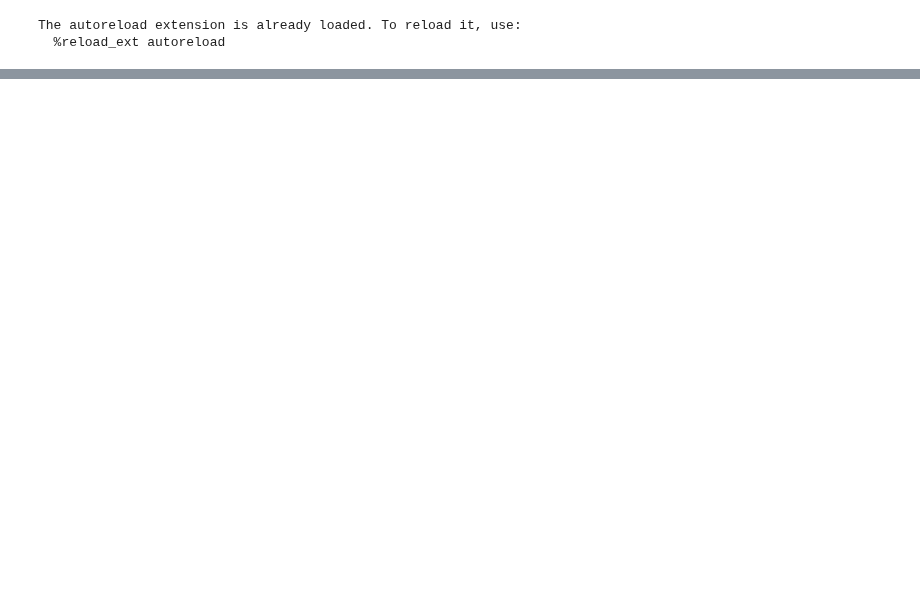
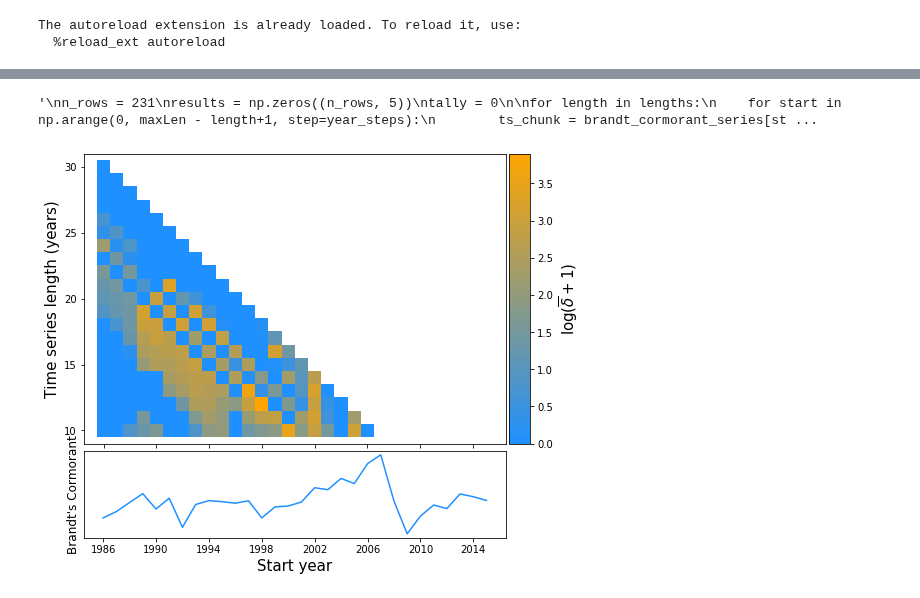
Before and after one commit to kenflat2/NS-Map, a Jupyter notebook: jupyter_notebooks/Seabird Analysis.ipynb, the cells around one changed output, grey strips where cells are left out. Cells and saved outputs as stored; diff of their text form; code cells hidden in the pictures; blank space fills up the shorter version.

```diff
--- a/jupyter_notebooks/Seabird Analysis.ipynb
+++ b/jupyter_notebooks/Seabird Analysis.ipynb
@@ -115,0 +206,30 @@ aggregated delta = 0.000, r_sqrd = 0.630
+# %%
+# length, starting index, delta, theta, r_sqrd
+"""
+n_rows = 231
+results = np.zeros((n_rows, 5))
+tally = 0
+
+for length in lengths:
+    for start in np.arange(0, maxLen - length+1, step=year_steps):
+        ts_chunk = brandt_cormorant_series[start:length+start]
+
+        delta, theta, r_sqrd = ns.get_delta_agg(ts_chunk, brandt_cormorant_E, tau = brandt_cormorant_tau,
+                                             return_forecast_skill = True)
+        results[tally] = np.array([length, start, delta, theta, r_sqrd])
+
+        tally += 1
+np.savetxt(f"../results/seabird_analysis/brandt_cormorant_time_window.csv",results, fmt="%i,%i,%0.5f,%0.5f,%0.5f")
+"""
+# %% [output]
+'\nn_rows = 231\nresults = np.zeros((n_rows, 5))\ntally = 0\n\nfor length in lengths:\n    for start in np.arange(0, maxLen - length+1, step=year_steps):\n        ts_chunk = brandt_cormorant_series[st ...
+# %%
+results = np.loadtxt(f"../results/seabird_analysis/brandt_cormorant_time_window.csv",
+                         delimiter=",")
+
+fig, ax = plt.subplots(1, figsize = (8,8))
+
+nonstationarityHeatMap = makeHeatMapSeabird(results)
+makeFigureSeabird(nonstationarityHeatMap, brandt_cormorant_series, "Brandt's Cormorant", ax)
+# %% [output]
+[figure, added]
```
Also changed, not shown: parts of 15 cells of this notebook, 16 other files.
